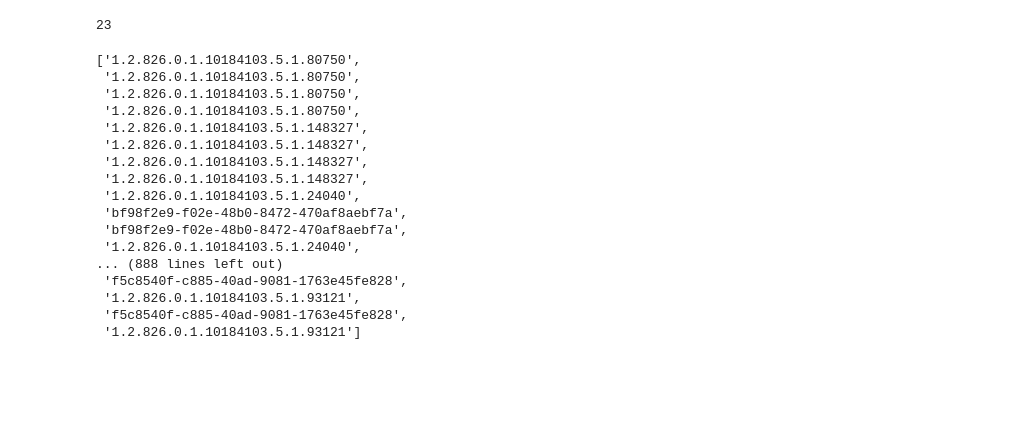
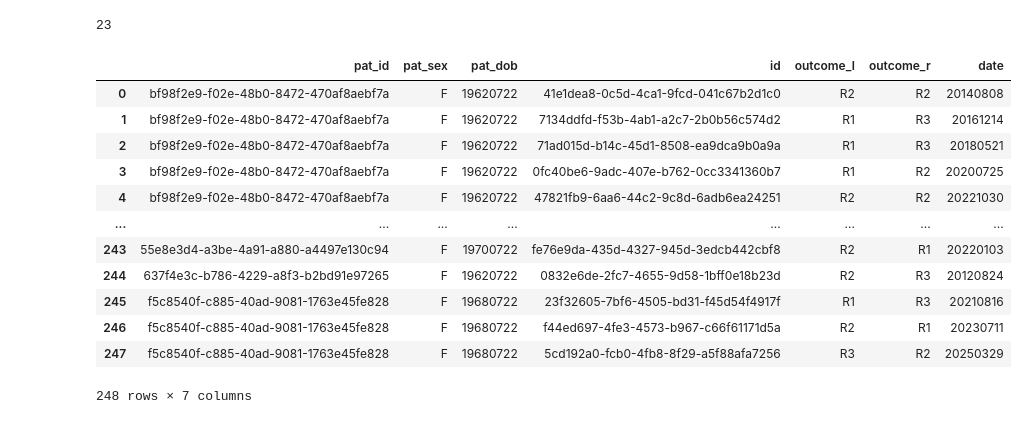
Before and after one commit to MaxKumundzhiev/Practices-for-Engineers, a Jupyter notebook: CompaniesPractices/Company10/Untitled.ipynb, the cells around one changed output. Cells and saved outputs as stored; diff of their text form; code cells hidden in the pictures; blank space fills up the shorter version.

```diff
--- a/CompaniesPractices/Company10/Untitled.ipynb
+++ b/CompaniesPractices/Company10/Untitled.ipynb
@@ -805,23 +858,3 @@ b4dcdc27-b876-4ee1-a24d-3d14472f96ee b4dcdc27-b876-4ee1-a24d-3d14472f96ee
 found
 b4dcdc27-b876-4ee1-a24d-3d14472f96ee b4dcdc27-b876-4ee1-a24d-3d14472f96ee
 23
-# %%
-pac_patients_ids
-# %% [output]
-['1.2.826.0.1.10184103.5.1.80750',
- '1.2.826.0.1.10184103.5.1.80750',
- '1.2.826.0.1.10184103.5.1.80750',
- '1.2.826.0.1.10184103.5.1.80750',
- '1.2.826.0.1.10184103.5.1.148327',
- '1.2.826.0.1.10184103.5.1.148327',
- '1.2.826.0.1.10184103.5.1.148327',
- '1.2.826.0.1.10184103.5.1.148327',
- '1.2.826.0.1.10184103.5.1.24040',
- 'bf98f2e9-f02e-48b0-8472-470af8aebf7a',
- 'bf98f2e9-f02e-48b0-8472-470af8aebf7a',
- '1.2.826.0.1.10184103.5.1.24040',
-... (888 lines left out)
- 'f5c8540f-c885-40ad-9081-1763e45fe828',
- '1.2.826.0.1.10184103.5.1.93121',
- 'f5c8540f-c885-40ad-9081-1763e45fe828',
- '1.2.826.0.1.10184103.5.1.93121']
@@ -827,0 +944,20 @@ pac_patients_ids
+# %%
+# RIS
+# renamed column ID --> patient_access_number_id <-- because it
+# is mapping column between PAC AND RIS DATA. {Number of rows equal 248 == 248}
+
+ris_df
+# %% [output]
+|  | pat_id | pat_sex | pat_dob | id | outcome_l | outcome_r | date |
+| 0 | bf98f2e9-f02e-48b0-8472-470af8aebf7a | F | 19620722 | 41e1dea8-0c5d-4ca1-9fcd-041c67b2d1c0 | R2 | R2 | 20140808 |
+| 1 | bf98f2e9-f02e-48b0-8472-470af8aebf7a | F | 19620722 | 7134ddfd-f53b-4ab1-a2c7-2b0b56c574d2 | R1 | R3 | 20161214 |
+| 2 | bf98f2e9-f02e-48b0-8472-470af8aebf7a | F | 19620722 | 71ad015d-b14c-45d1-8508-ea9dca9b0a9a | R1 | R3 | 20180521 |
+| 3 | bf98f2e9-f02e-48b0-8472-470af8aebf7a | F | 19620722 | 0fc40be6-9adc-407e-b762-0cc3341360b7 | R1 | R2 | 20200725 |
+| 4 | bf98f2e9-f02e-48b0-8472-470af8aebf7a | F | 19620722 | 47821fb9-6aa6-44c2-9c8d-6adb6ea24251 | R2 | R2 | 20221030 |
+| ... | ... | ... | ... | ... | ... | ... | ... |
+| 243 | 55e8e3d4-a3be-4a91-a880-a4497e130c94 | F | 19700722 | fe76e9da-435d-4327-945d-3edcb442cbf8 | R2 | R1 | 20220103 |
+| 244 | 637f4e3c-b786-4229-a8f3-b2bd91e97265 | F | 19620722 | 0832e6de-2fc7-4655-9d58-1bff0e18b23d | R2 | R3 | 20120824 |
+| 245 | f5c8540f-c885-40ad-9081-1763e45fe828 | F | 19680722 | 23f32605-7bf6-4505-bd31-f45d54f4917f | R1 | R3 | 20210816 |
+| 246 | f5c8540f-c885-40ad-9081-1763e45fe828 | F | 19680722 | f44ed697-4fe3-4573-b967-c66f61171d5a | R2 | R1 | 20230711 |
+| 247 | f5c8540f-c885-40ad-9081-1763e45fe828 | F | 19680722 | 5cd192a0-fcb0-4fb8-8f29-a5f88afa7256 | R3 | R2 | 20250329 |
+248 rows × 7 columns
```
Also changed, not shown: parts of 12 cells of this notebook, 4 other files.
